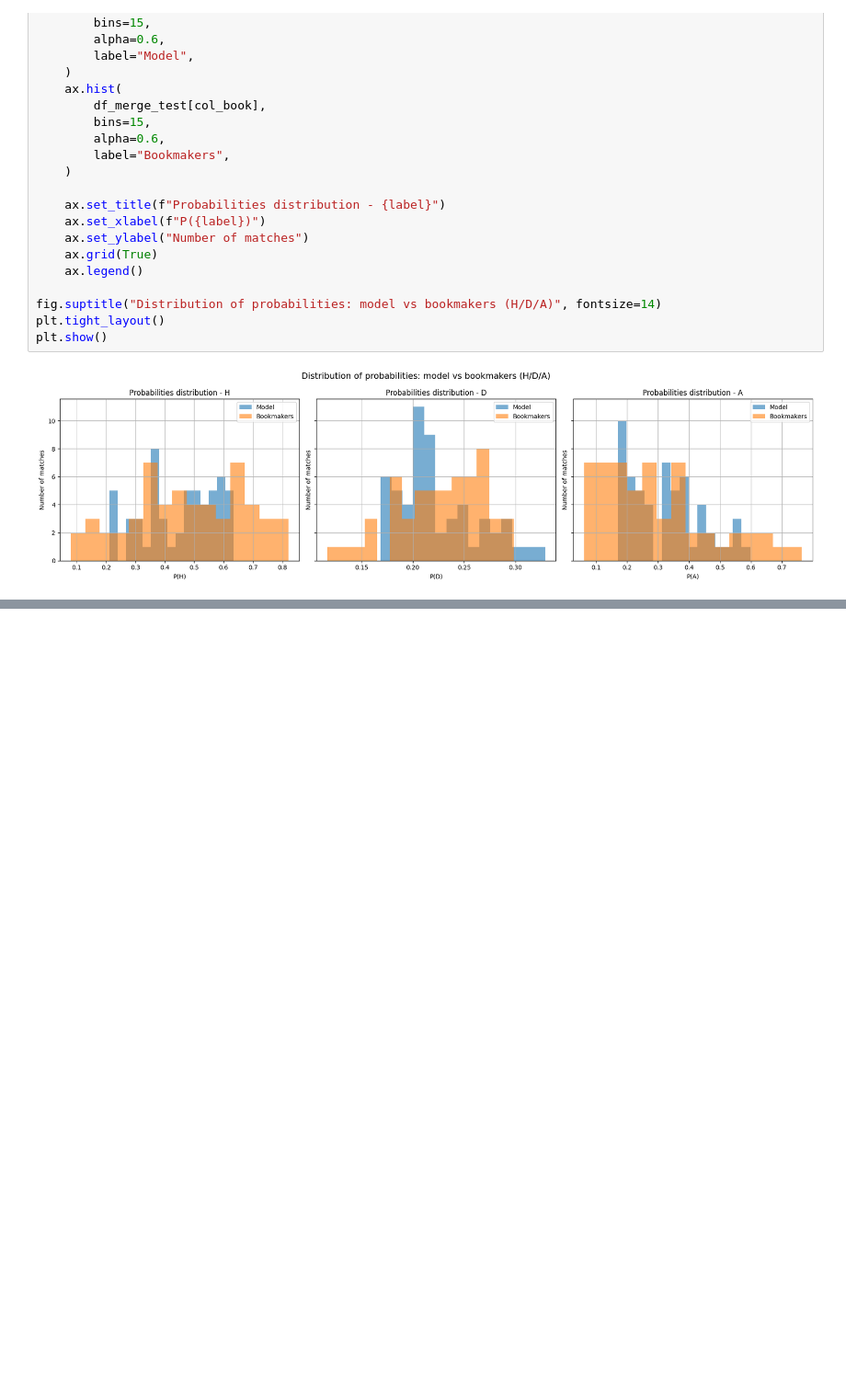
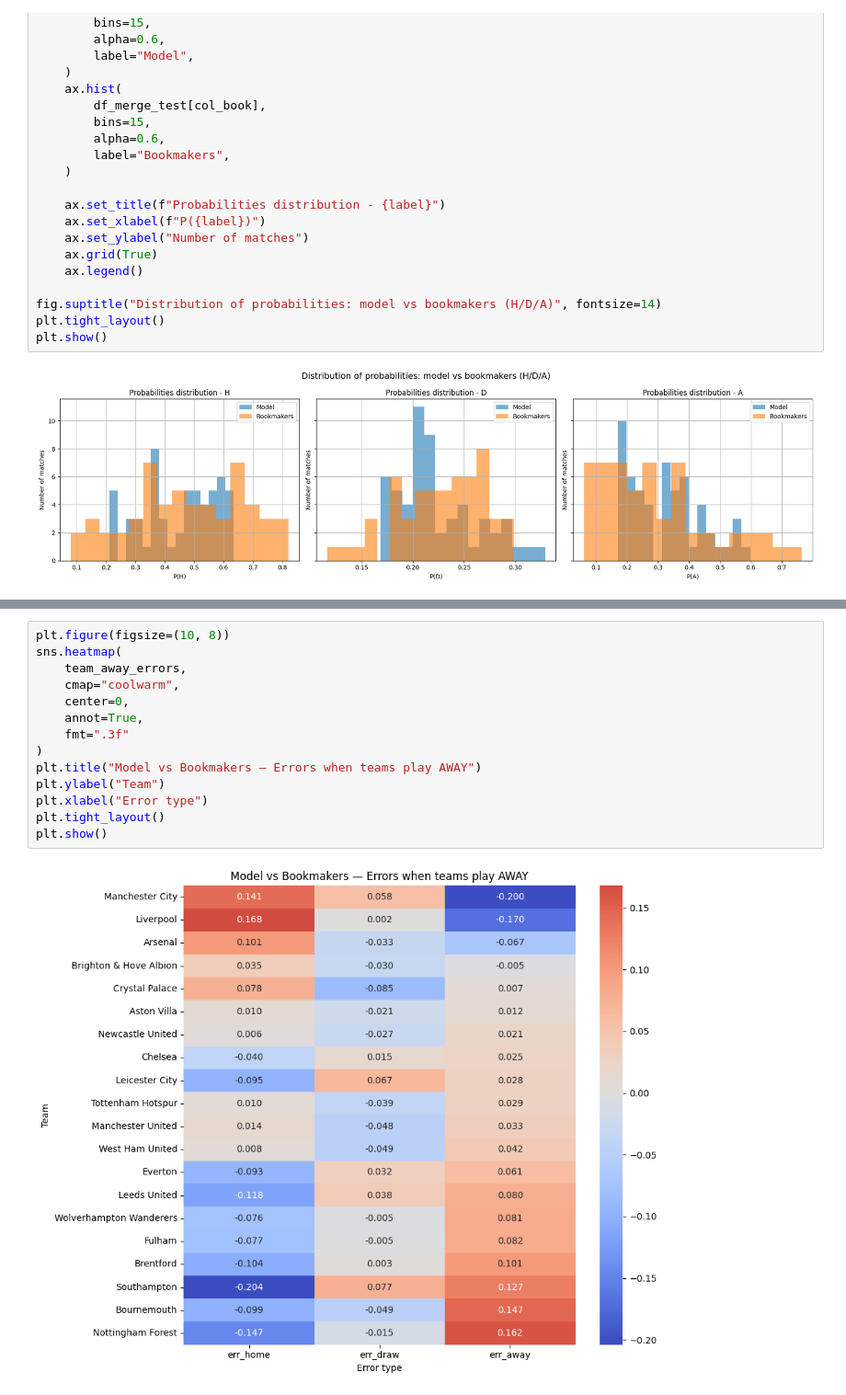
Before and after one commit to MattisD3/Data-Science-in-Football-Comparing-Model-Predictions-with-Betting-Market-Odds, a Jupyter notebook: notebooks/10_compare_model_vs_bookmakers.ipynb, the cells around one changed output, grey strips where cells are left out. Shown at 92% size. Drawn from its saved outputs; the diff is of its cells as text; blank space fills up the shorter version.

```diff
--- a/notebooks/10_compare_model_vs_bookmakers.ipynb
+++ b/notebooks/10_compare_model_vs_bookmakers.ipynb
@@ -432,0 +532,16 @@ plt.show()
+# %%
+plt.figure(figsize=(10, 8))
+sns.heatmap(
+    team_away_errors,
+    cmap="coolwarm",
+    center=0,
+    annot=True,
+    fmt=".3f"
+)
+plt.title("Model vs Bookmakers — Errors when teams play AWAY")
+plt.ylabel("Team")
+plt.xlabel("Error type")
+plt.tight_layout()
+plt.show()
+# %% [output]
+[figure, added]
```
Also changed, not shown: parts of 19 cells of this notebook, 10 other files.
